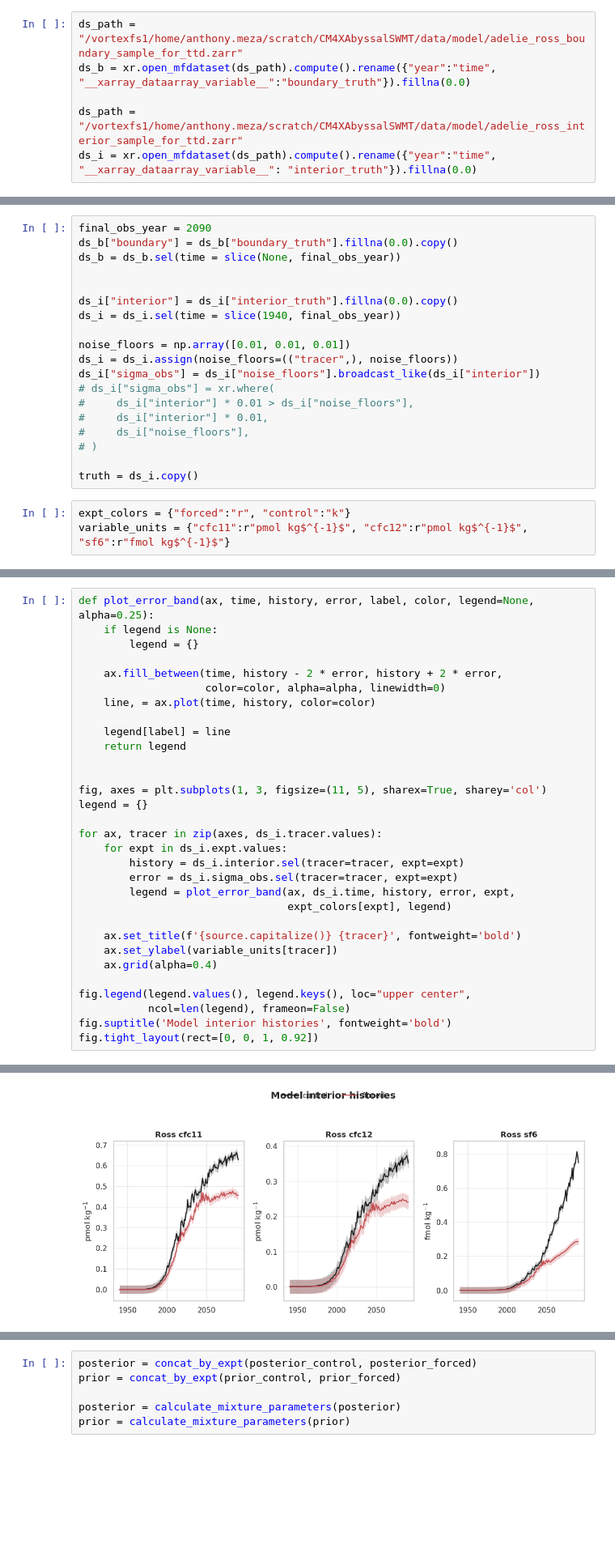
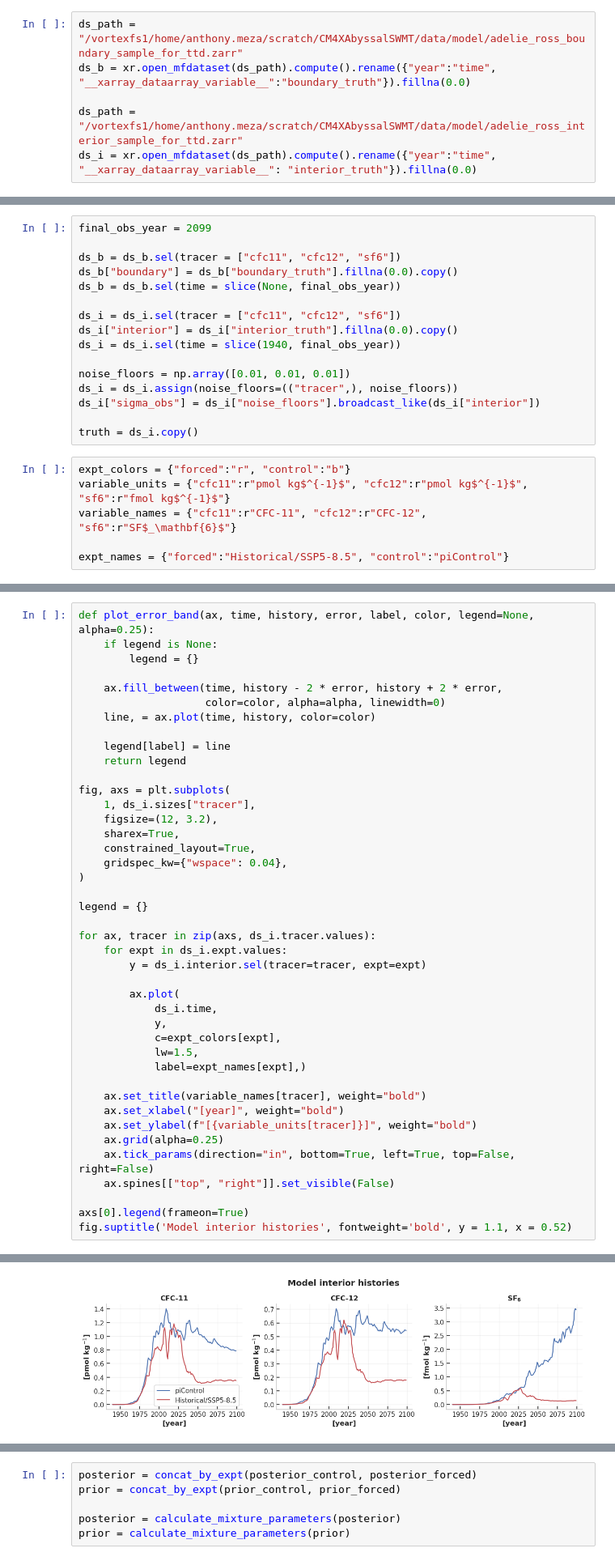
Before and after one commit to anthony-meza/CM4XAbyssalSWMT, a Jupyter notebook: notebooks/4.process_ttd_estimate_from_tracer_observations.ipynb, the cells around one changed output, grey strips where cells are left out. Shown at 81% size. Saved outputs shown, nothing was run; the diff lists cells and outputs as text; blank space fills up the shorter version.

```diff
--- a/notebooks/4.process_ttd_estimate_from_tracer_observations.ipynb
+++ b/notebooks/4.process_ttd_estimate_from_tracer_observations.ipynb
@@ -94,23 +141,23 @@ fig.savefig('plots/1.ttd_example_locations.png', dpi = 150, bbox_inches = "tight
 # %%
-final_obs_year = 2090
+final_obs_year = 2099
+
+ds_b = ds_b.sel(tracer = ["cfc11", "cfc12", "sf6"])
 ds_b["boundary"] = ds_b["boundary_truth"].fillna(0.0).copy()
 ds_b = ds_b.sel(time = slice(None, final_obs_year))
 
-
+ds_i = ds_i.sel(tracer = ["cfc11", "cfc12", "sf6"])
 ds_i["interior"] = ds_i["interior_truth"].fillna(0.0).copy()
 ds_i = ds_i.sel(time = slice(1940, final_obs_year))
 
 noise_floors = np.array([0.01, 0.01, 0.01])
 ds_i = ds_i.assign(noise_floors=(("tracer",), noise_floors))
 ds_i["sigma_obs"] = ds_i["noise_floors"].broadcast_like(ds_i["interior"])
-# ds_i["sigma_obs"] = xr.where(
-#     ds_i["interior"] * 0.01 > ds_i["noise_floors"],
-#     ds_i["interior"] * 0.01,
-#     ds_i["noise_floors"],
-# )
 
 truth = ds_i.copy()
 # %%
-expt_colors = {"forced":"r", "control":"k"}
+expt_colors = {"forced":"r", "control":"b"}
 variable_units = {"cfc11":r"pmol kg$^{-1}$", "cfc12":r"pmol kg$^{-1}$", "sf6":r"fmol kg$^{-1}$"}
+variable_names = {"cfc11":r"CFC-11", "cfc12":r"CFC-12", "sf6":r"SF$_\mathbf{6}$"}
+
+expt_names = {"forced":"Historical/SSP5-8.5", "control":"piControl"}
 # %%
@@ -144,23 +214,34 @@ def plot_error_band(ax, time, history, error, label, color, legend=None, alpha=0
     legend[label] = line
     return legend
 
+fig, axs = plt.subplots(
+    1, ds_i.sizes["tracer"],
+    figsize=(12, 3.2),
+    sharex=True,
+    constrained_layout=True,
+    gridspec_kw={"wspace": 0.04},
+)
 
-fig, axes = plt.subplots(1, 3, figsize=(11, 5), sharex=True, sharey='col')
 legend = {}
 
-for ax, tracer in zip(axes, ds_i.tracer.values):
+for ax, tracer in zip(axs, ds_i.tracer.values):
     for expt in ds_i.expt.values:
-        history = ds_i.interior.sel(tracer=tracer, expt=expt)
-        error = ds_i.sigma_obs.sel(tracer=tracer, expt=expt)
-        legend = plot_error_band(ax, ds_i.time, history, error, expt,
-                                 expt_colors[expt], legend)
+        y = ds_i.interior.sel(tracer=tracer, expt=expt)
 
-    ax.set_title(f'{source.capitalize()} {tracer}', fontweight='bold')
-    ax.set_ylabel(variable_units[tracer])
-    ax.grid(alpha=0.4)
+        ax.plot(
+            ds_i.time,
+            y,
+            c=expt_colors[expt],
+            lw=1.5,
+            label=expt_names[expt],)
 
-fig.legend(legend.values(), legend.keys(), loc="upper center",
-           ncol=len(legend), frameon=False)
-fig.suptitle('Model interior histories', fontweight='bold')
-fig.tight_layout(rect=[0, 0, 1, 0.92])
+    ax.set_title(variable_names[tracer], weight="bold")
+    ax.set_xlabel("[year]", weight="bold")
+    ax.set_ylabel(f"[{variable_units[tracer]}]", weight="bold")
+    ax.grid(alpha=0.25)
+    ax.tick_params(direction="in", bottom=True, left=True, top=False, right=False)
+    ax.spines[["top", "right"]].set_visible(False)
+
+axs[0].legend(frameon=True)
+fig.suptitle('Model interior histories', fontweight='bold', y = 1.1, x = 0.52)
 # %% [output]
@@ -167,4 +249,4 @@ fig.tight_layout(rect=[0, 0, 1, 0.92])
-[figure, old version]
+[figure, new version]
 # %%
 from plot_ig_utils import *
 from utils import *
```
Also changed, not shown: parts of 26 cells of this notebook, 11 other files.
